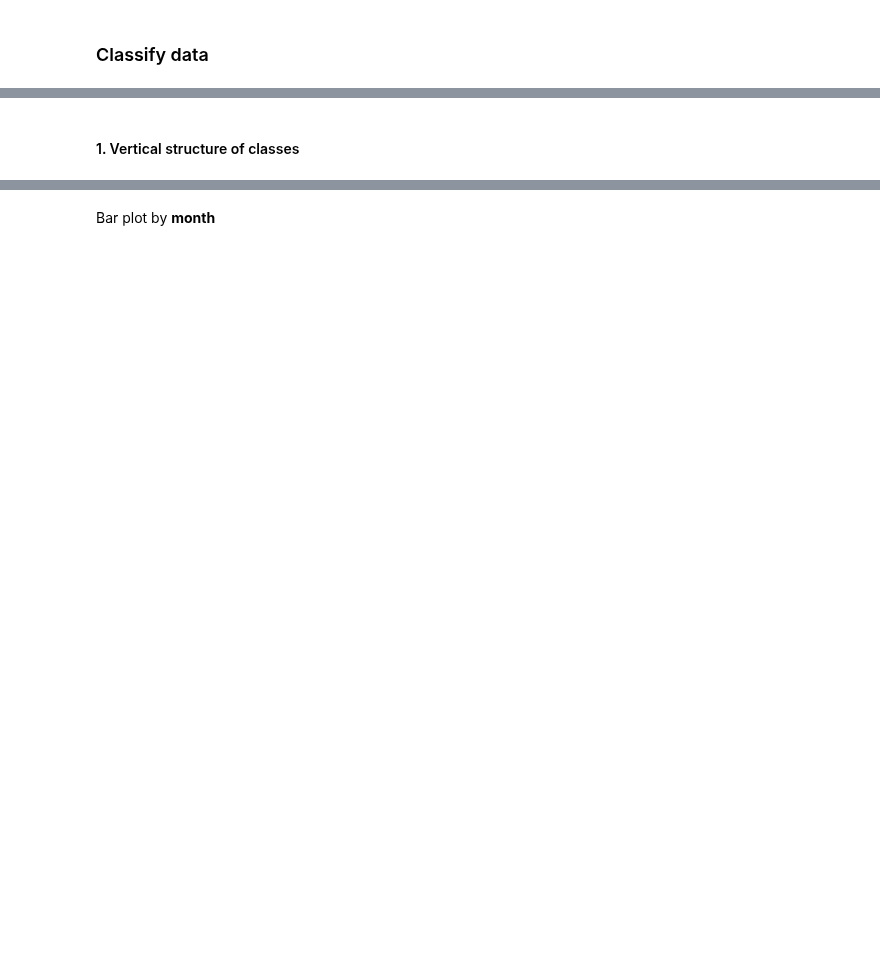
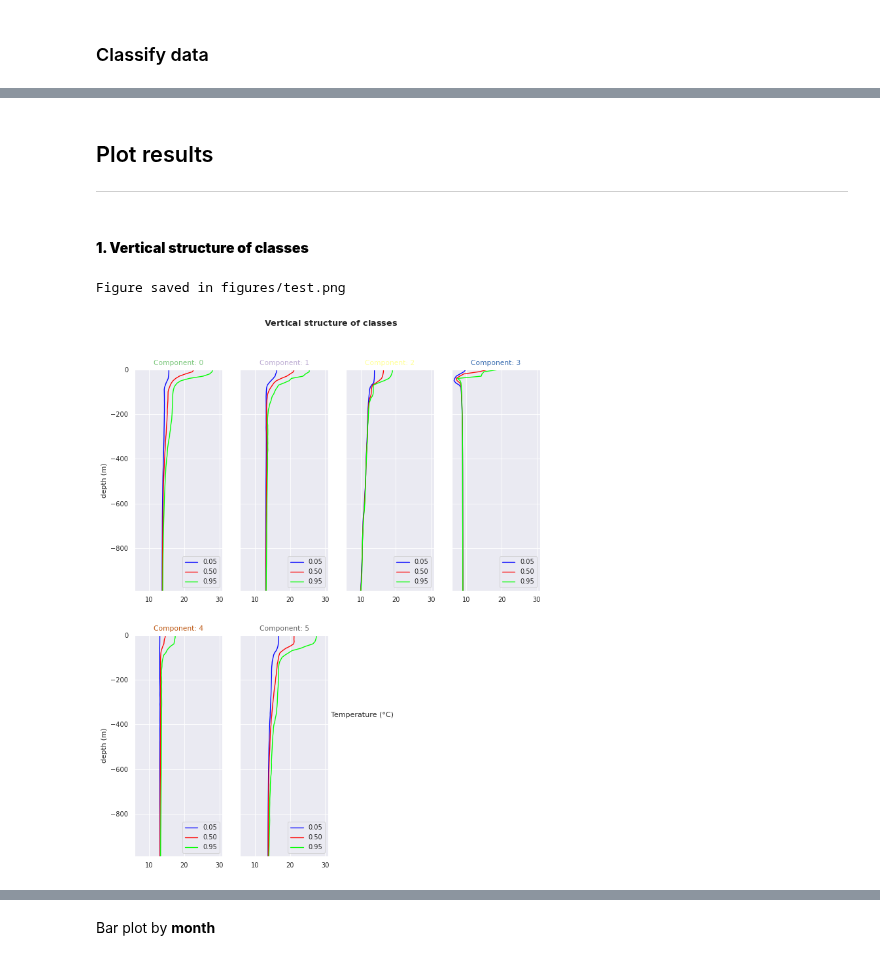
Before and after one commit to euroargodev/BlueCloud, a Jupyter notebook: ArgoMED_pcm.ipynb, the cells around one changed output, grey strips where cells are left out. Cells and saved outputs as stored; diff of their text form; code cells hidden in the pictures; blank space fills up the shorter version.

Commit message:
correction on plotter class for argo data

```diff
--- a/ArgoMED_pcm.ipynb
+++ b/ArgoMED_pcm.ipynb
@@ -127,7 +145,6 @@ m.predict(dsi, features=features_in_ds, dim=features_zdim, inplace=True);
 # %%
-m.predict_proba(dsi, features=features_in_ds, dim=features_zdim, inplace=True);
-#dsi
+m.predict_proba(ds, features=features_in_ds, dim=features_zdim, inplace=True);
+#ds
 # %%
-dsi = dsi.pyxpcm.quantile(m, q=[0.05, 0.5, 0.95], of='TEMP', outname='TEMP' + '_Q', keep_attrs=True, inplace=True);
-# dsi = dsi.pyxpcm.quantile(m, q=[0.05, 0.5, 0.95], of='PSAL', outname='PSAL' + '_Q', keep_attrs=True, inplace=True)
-#dsi
+ds = ds.pyxpcm.quantile(m, q=[0.05, 0.5, 0.95], of=var_name, outname=var_name + '_Q', keep_attrs=True, inplace=True);
+#ds
@@ -140,0 +153,3 @@ Initialize Plotter
+# %%
+ds.pyxpcm.robustness(m, inplace=True)
+ds.pyxpcm.robustness_digit(m, inplace=True)
@@ -141,4 +177,7 @@ Initialize Plotter
+# %% [markdown]
+## Plot results
+***
 # %%
-P = Plotter(dsi, m, data_type = 'profiles')
+P = Plotter(ds, m)
 # %% [markdown]
-#### 1. Vertical structure of classes
+#### __1. Vertical structure of classes__
@@ -147,0 +184,7 @@ P.vertical_structure(q_variable = 'TEMP_Q')
+# %%
+P.vertical_structure(q_variable = var_name + '_Q', sharey=True, xlabel='Temperature (°C)')
+#P.save_BlueCloud('figures/vertical_struc_EX.png')
+P.save_BlueCloud('figures/test.png')
+# %% [output]
+Figure saved in figures/test.png
+[figure, added]
```
Also changed, not shown: parts of 54 cells of this notebook, 6 other files.
